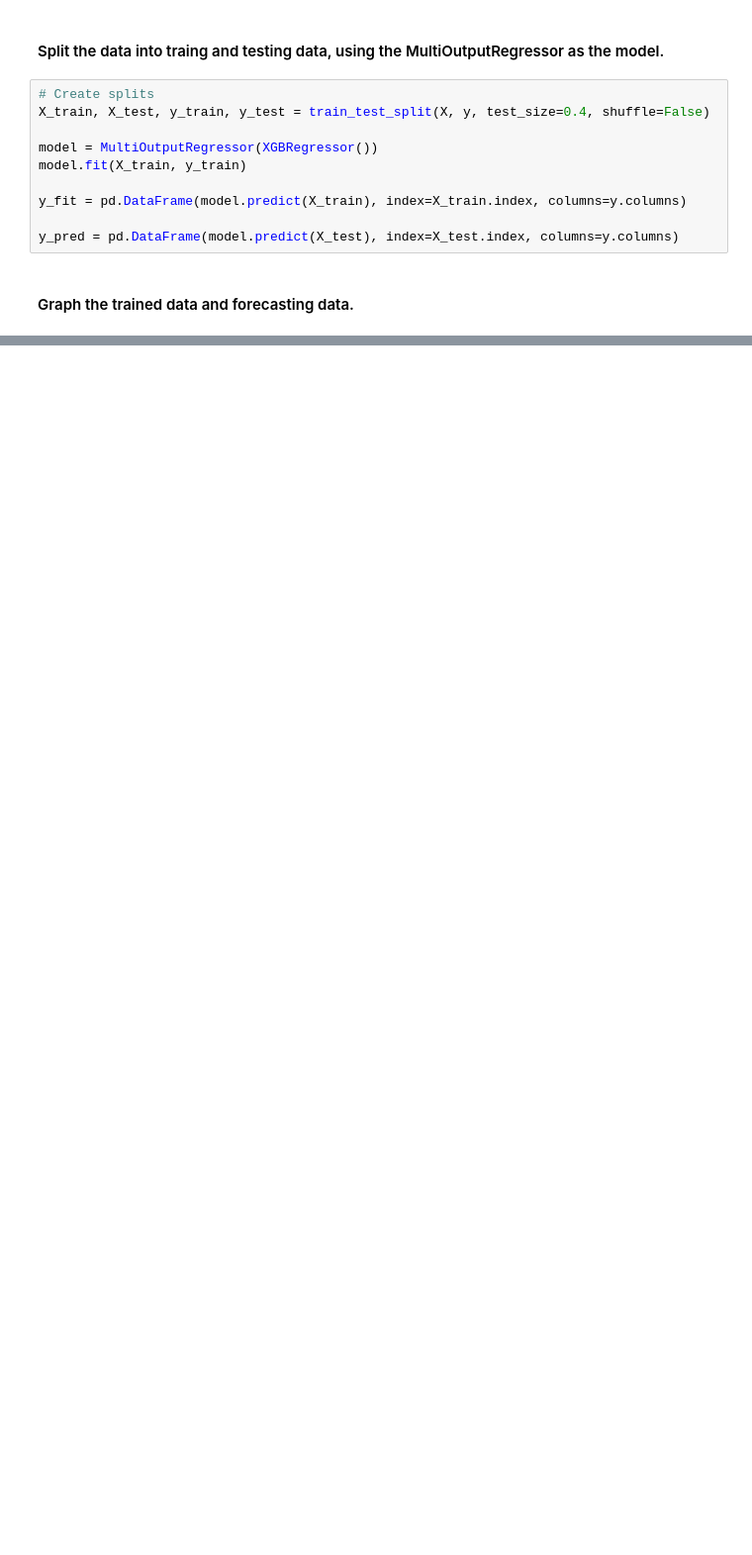
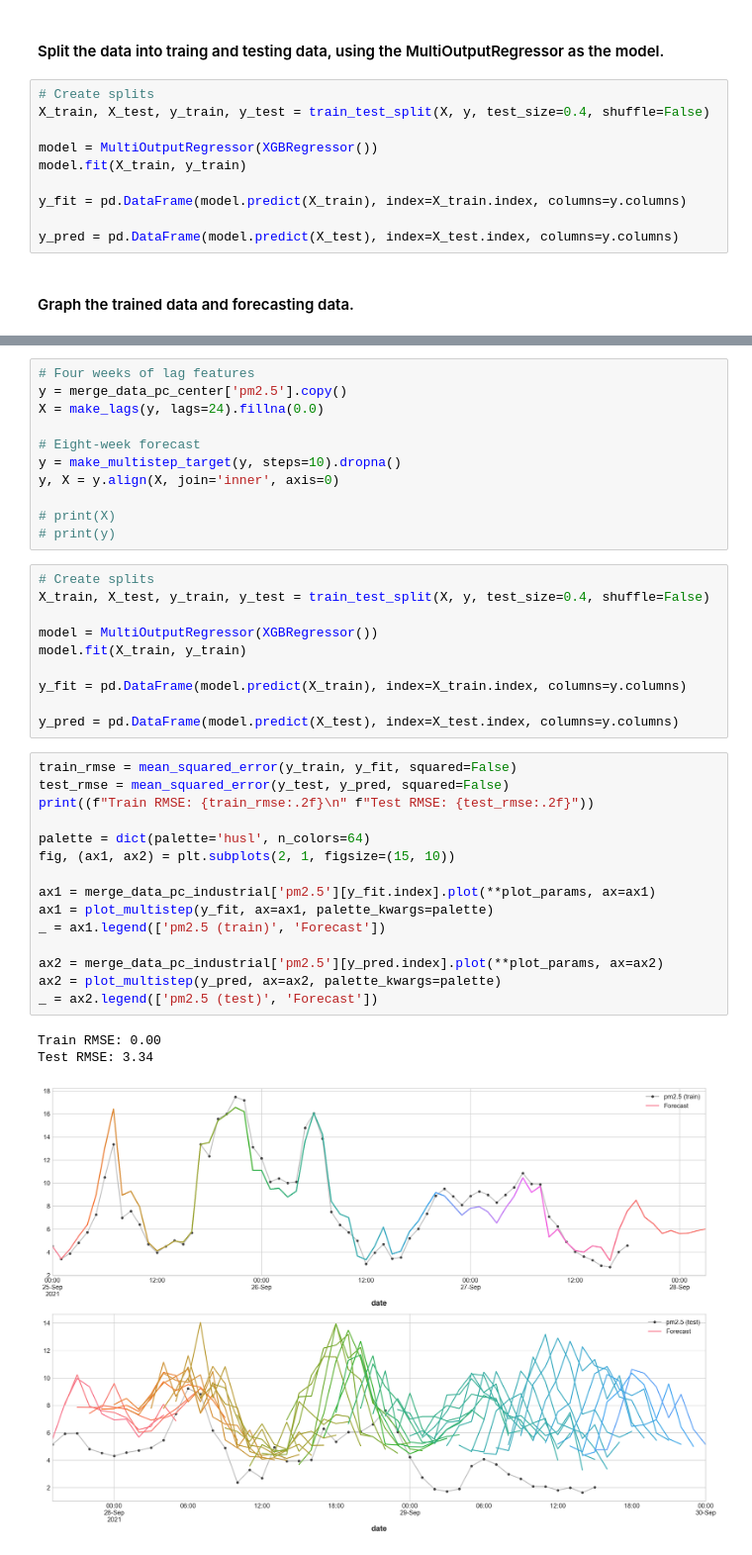
Before and after one commit to chandieka/air-analysis, a Jupyter notebook: Forecasting/pm2_5.ipynb, the cells around one changed output, grey strips where cells are left out. Shown at 99% size. Drawn from its saved outputs; the diff is of its cells as text; blank space fills up the shorter version.

```diff
--- a/Forecasting/pm2_5.ipynb
+++ b/Forecasting/pm2_5.ipynb
@@ -170,0 +192,40 @@ Test RMSE: 3.38
+# %%
+# Four weeks of lag features
+y = merge_data_pc_center['pm2.5'].copy()
+X = make_lags(y, lags=24).fillna(0.0)
+
+# Eight-week forecast
+y = make_multistep_target(y, steps=10).dropna()
+y, X = y.align(X, join='inner', axis=0)
+
+# print(X)
+# print(y)
+# %%
+# Create splits
+X_train, X_test, y_train, y_test = train_test_split(X, y, test_size=0.4, shuffle=False)
+
+model = MultiOutputRegressor(XGBRegressor())
+model.fit(X_train, y_train)
+
+y_fit = pd.DataFrame(model.predict(X_train), index=X_train.index, columns=y.columns)
+
+y_pred = pd.DataFrame(model.predict(X_test), index=X_test.index, columns=y.columns)
+# %%
+train_rmse = mean_squared_error(y_train, y_fit, squared=False)
+test_rmse = mean_squared_error(y_test, y_pred, squared=False)
+print((f"Train RMSE: {train_rmse:.2f}\n" f"Test RMSE: {test_rmse:.2f}"))
+
+palette = dict(palette='husl', n_colors=64)
+fig, (ax1, ax2) = plt.subplots(2, 1, figsize=(15, 10))
+
+ax1 = merge_data_pc_industrial['pm2.5'][y_fit.index].plot(**plot_params, ax=ax1)
+ax1 = plot_multistep(y_fit, ax=ax1, palette_kwargs=palette)
+_ = ax1.legend(['pm2.5 (train)', 'Forecast'])
+
+ax2 = merge_data_pc_industrial['pm2.5'][y_pred.index].plot(**plot_params, ax=ax2)
+ax2 = plot_multistep(y_pred, ax=ax2, palette_kwargs=palette)
+_ = ax2.legend(['pm2.5 (test)', 'Forecast'])
+# %% [output]
+Train RMSE: 0.00
+Test RMSE: 3.34
+[figure, added]
```
Also changed, not shown: parts of 18 cells of this notebook, 4 other files.
